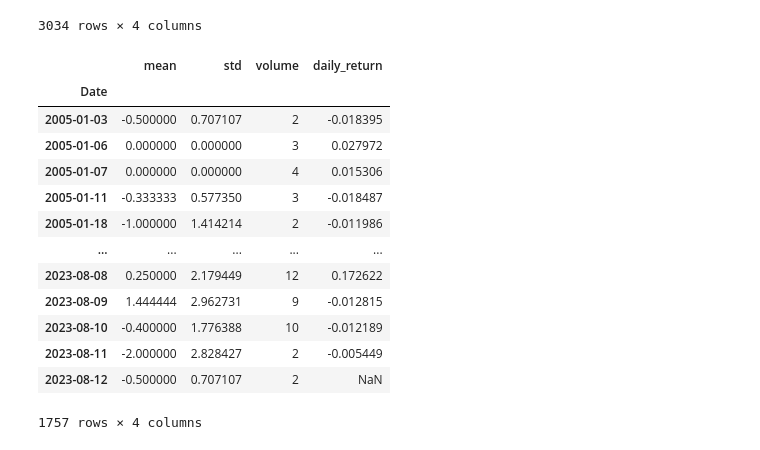
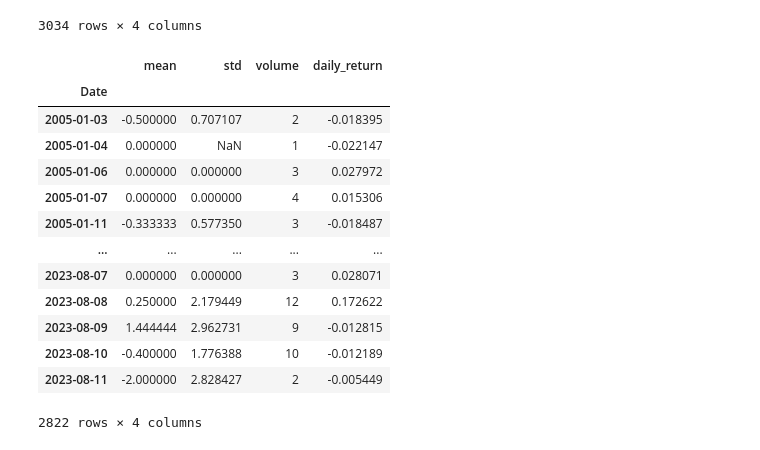
Before and after one commit to lealundjeppesen/kode_koner, a Jupyter notebook: PROJECT/Data_merging.ipynb, the cells around one changed output. Saved outputs shown, nothing was run; the diff lists cells and outputs as text; code cells hidden in the pictures.

```diff
--- a/PROJECT/Data_merging.ipynb
+++ b/PROJECT/Data_merging.ipynb
@@ -127,23 +127,23 @@ df_merged
 # %%
 #Finally, we drop all rows where there is only one article observation, as this datapoint will not have a standard deviation
 df_merged_clean = df_merged.dropna(subset=['std'])
-df_merged_clean = df_merged.dropna(subset=['daily'])
+df_merged_clean = df_merged.dropna(subset=['daily_return'])
 
 
 #Print the final table
 df_merged_clean
 # %% [output]
 |  | mean | std | volume | daily_return |
 | Date |  |  |  |  |
 | 2005-01-03 | -0.500000 | 0.707107 | 2 | -0.018395 |
+| 2005-01-04 | 0.000000 | NaN | 1 | -0.022147 |
 | 2005-01-06 | 0.000000 | 0.000000 | 3 | 0.027972 |
 | 2005-01-07 | 0.000000 | 0.000000 | 4 | 0.015306 |
 | 2005-01-11 | -0.333333 | 0.577350 | 3 | -0.018487 |
-| 2005-01-18 | -1.000000 | 1.414214 | 2 | -0.011986 |
 | ... | ... | ... | ... | ... |
+| 2023-08-07 | 0.000000 | 0.000000 | 3 | 0.028071 |
 | 2023-08-08 | 0.250000 | 2.179449 | 12 | 0.172622 |
 | 2023-08-09 | 1.444444 | 2.962731 | 9 | -0.012815 |
 | 2023-08-10 | -0.400000 | 1.776388 | 10 | -0.012189 |
 | 2023-08-11 | -2.000000 | 2.828427 | 2 | -0.005449 |
-| 2023-08-12 | -0.500000 | 0.707107 | 2 | NaN |
-1757 rows × 4 columns
+2822 rows × 4 columns
```
